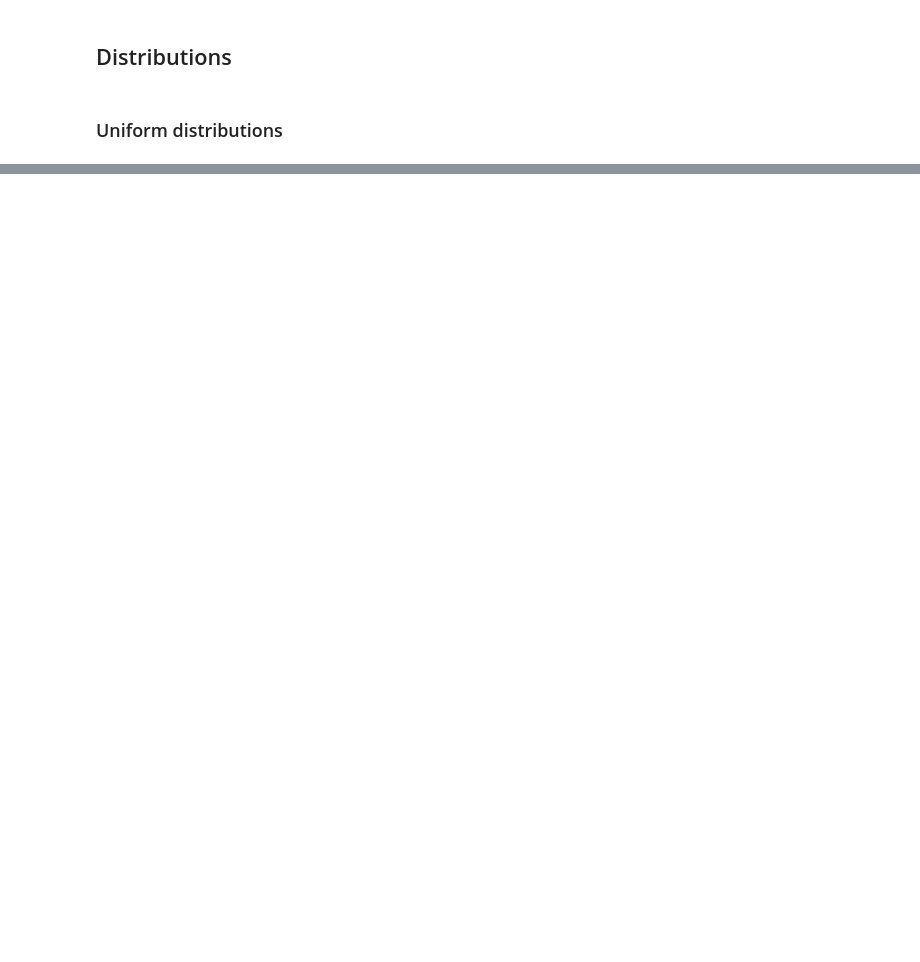
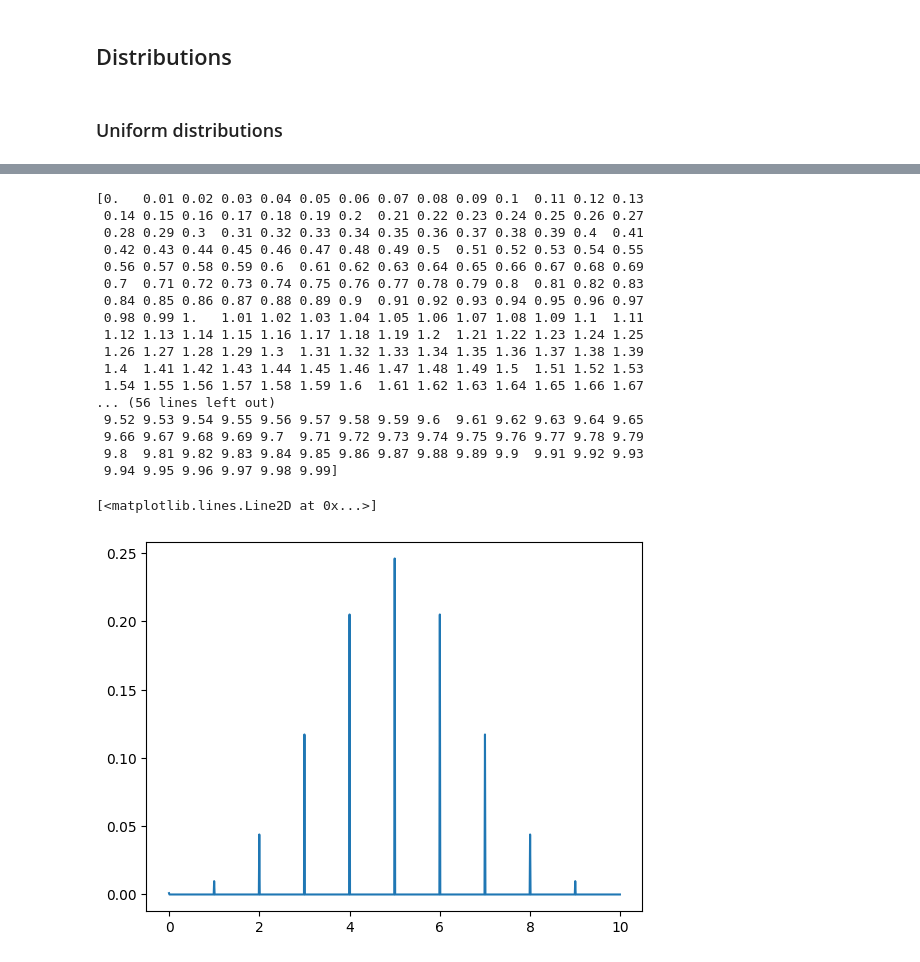
Before and after one commit to jamiebeach/Learning-2024, a Jupyter notebook: Maths/exercises.ipynb, the cells around one changed output, grey strips where cells are left out. Drawn from its saved outputs; the diff is of its cells as text; code cells hidden in the pictures; blank space fills up the shorter version.

```diff
--- a/Maths/exercises.ipynb
+++ b/Maths/exercises.ipynb
@@ -60,0 +139,37 @@ plt.plot(x, norm.pdf(x))
+# %%
+# Binomial probability mass function
+
+#Binomial : each trial in a binomial experiment has only one of two values. Usually success or failure.
+
+# array of values from 0 to 10 at step of 0.1
+x = np.arange(0, 10, 0.01)
+print(x)
+
+# n = number of trials (number of times you are flipping the coin)
+# p = probability of success for each trial (ex. flipping coin p = 0.5)
+n = 10
+p = 0.5
+
+# Parameters: n = number of trials, p = probability of success, x = number of successes
+# calculates the probability of having x successes in n trials for a binomial distribution with a probability of success p in each trial.
+plt.plot(x, binom.pmf(x, n, p))
+# %% [output]
+[0.   0.01 0.02 0.03 0.04 0.05 0.06 0.07 0.08 0.09 0.1  0.11 0.12 0.13
+ 0.14 0.15 0.16 0.17 0.18 0.19 0.2  0.21 0.22 0.23 0.24 0.25 0.26 0.27
+ 0.28 0.29 0.3  0.31 0.32 0.33 0.34 0.35 0.36 0.37 0.38 0.39 0.4  0.41
+ 0.42 0.43 0.44 0.45 0.46 0.47 0.48 0.49 0.5  0.51 0.52 0.53 0.54 0.55
+ 0.56 0.57 0.58 0.59 0.6  0.61 0.62 0.63 0.64 0.65 0.66 0.67 0.68 0.69
+ 0.7  0.71 0.72 0.73 0.74 0.75 0.76 0.77 0.78 0.79 0.8  0.81 0.82 0.83
+ 0.84 0.85 0.86 0.87 0.88 0.89 0.9  0.91 0.92 0.93 0.94 0.95 0.96 0.97
+ 0.98 0.99 1.   1.01 1.02 1.03 1.04 1.05 1.06 1.07 1.08 1.09 1.1  1.11
+ 1.12 1.13 1.14 1.15 1.16 1.17 1.18 1.19 1.2  1.21 1.22 1.23 1.24 1.25
+ 1.26 1.27 1.28 1.29 1.3  1.31 1.32 1.33 1.34 1.35 1.36 1.37 1.38 1.39
+ 1.4  1.41 1.42 1.43 1.44 1.45 1.46 1.47 1.48 1.49 1.5  1.51 1.52 1.53
+ 1.54 1.55 1.56 1.57 1.58 1.59 1.6  1.61 1.62 1.63 1.64 1.65 1.66 1.67
+... (56 lines left out)
+ 9.52 9.53 9.54 9.55 9.56 9.57 9.58 9.59 9.6  9.61 9.62 9.63 9.64 9.65
+ 9.66 9.67 9.68 9.69 9.7  9.71 9.72 9.73 9.74 9.75 9.76 9.77 9.78 9.79
+ 9.8  9.81 9.82 9.83 9.84 9.85 9.86 9.87 9.88 9.89 9.9  9.91 9.92 9.93
+ 9.94 9.95 9.96 9.97 9.98 9.99]
+[<matplotlib.lines.Line2D at 0x...>]
+[figure, added]
```
Also changed, not shown: parts of 16 cells of this notebook.
